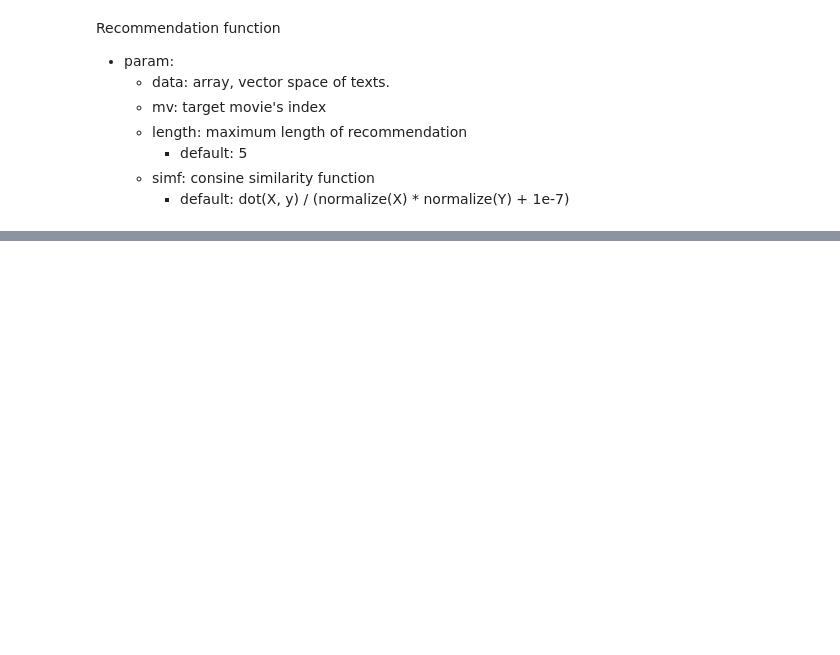
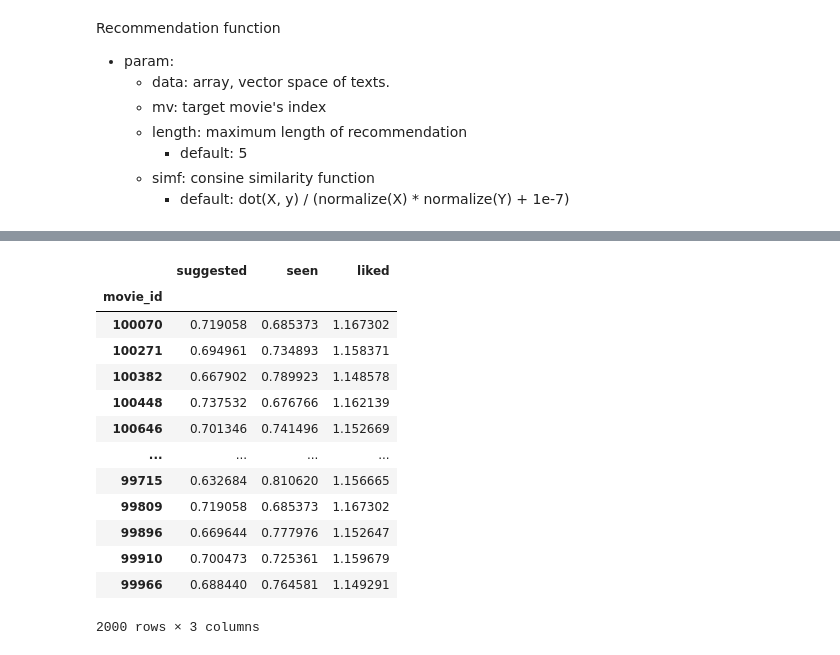
Before and after one commit to Kim-Dong-Jun99/ReDial_RecommendationSystem, a Jupyter notebook: code/main_colab.ipynb, the cells around one changed output, grey strips where cells are left out. Saved outputs shown, nothing was run; the diff lists cells and outputs as text; code cells hidden in the pictures; blank space fills up the shorter version.

```diff
--- a/code/main_colab.ipynb
+++ b/code/main_colab.ipynb
@@ -626,0 +628,20 @@ parser.create_evaluation_matrix()
+# %%
+test_pred = predict_rating(test_grouped.transpose().values, test_sim.values)
+test_pred = pd.DataFrame(test_pred, index = test_grouped.transpose().index, columns=test_grouped.transpose().columns)
+test_data = test_pred.transpose()
+test_data
+# %% [output]
+|  | suggested | seen | liked |
+| movie_id |  |  |  |
+| 100070 | 0.719058 | 0.685373 | 1.167302 |
+| 100271 | 0.694961 | 0.734893 | 1.158371 |
+| 100382 | 0.667902 | 0.789923 | 1.148578 |
+| 100448 | 0.737532 | 0.676766 | 1.162139 |
+| 100646 | 0.701346 | 0.741496 | 1.152669 |
+| ... | ... | ... | ... |
+| 99715 | 0.632684 | 0.810620 | 1.156665 |
+| 99809 | 0.719058 | 0.685373 | 1.167302 |
+| 99896 | 0.669644 | 0.777976 | 1.152647 |
+| 99910 | 0.700473 | 0.725361 | 1.159679 |
+| 99966 | 0.688440 | 0.764581 | 1.149291 |
+2000 rows × 3 columns
```
Also changed, not shown: parts of 11 cells of this notebook.
